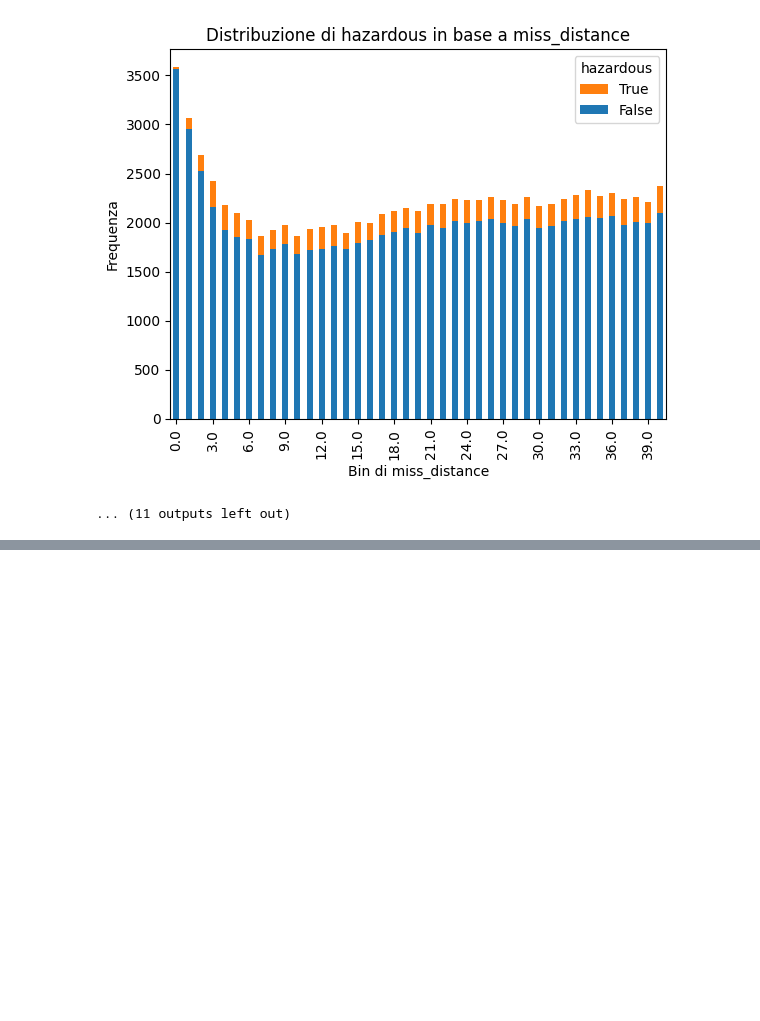
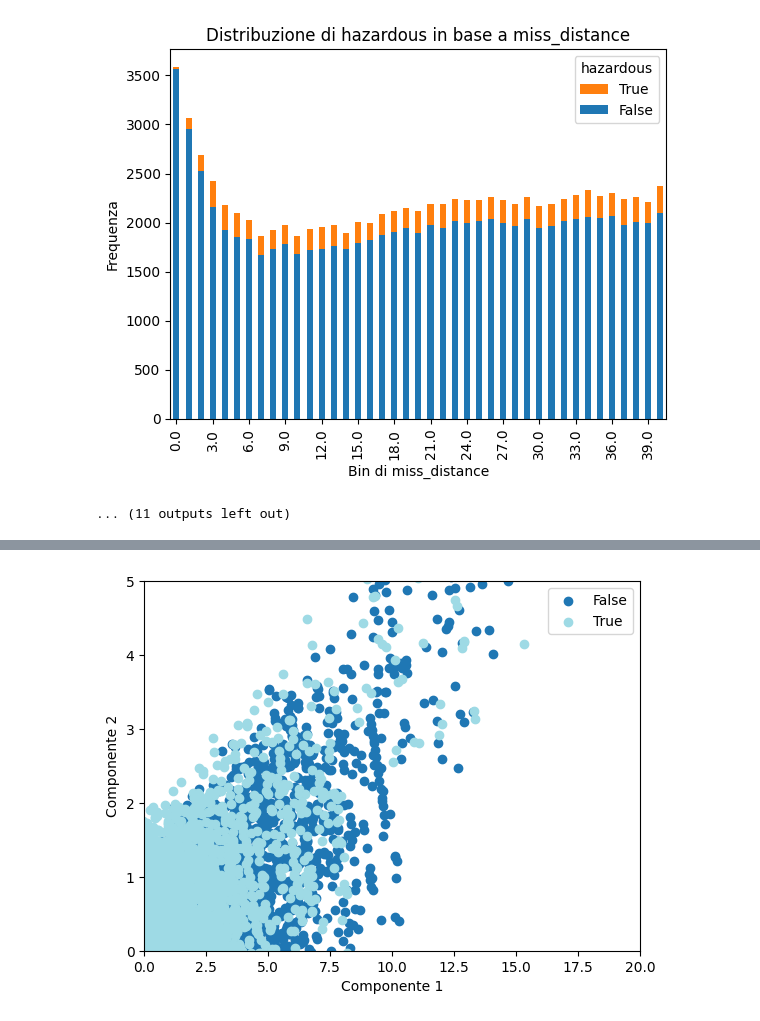
Before and after one commit to LolloMagicMagia/ML-Laboratory, a Jupyter notebook: Progetto.ipynb, the cells around one changed output, grey strips where cells are left out. Drawn from its saved outputs; the diff is of its cells as text; code cells hidden in the pictures; blank space fills up the shorter version.

```diff
--- a/Progetto.ipynb
+++ b/Progetto.ipynb
@@ -626,0 +721,27 @@ for x in range (0, length_var_list):
+# %%
+# crea una mappa etichetta-->codice colore
+unique_labels = np.unique(df["hazardous"])
+colors = plt.cm.tab20(np.linspace(0, 1, len(unique_labels)))
+label_to_color = dict(zip(unique_labels, colors)) # zip crea delle tupe dove nel primo val c'è un_lab e poi colors
+
+# genera il grafico
+fig, ax = plt.subplots()
+plt.xlim(0, 20)
+plt.ylim(0, 5)
+for label in unique_labels:
+    mask = (df["hazardous"] == label).values # indica dove la colonna competition è uguale all'etichetta corrente, per tutte le righe
+    ax.scatter(pca_data[mask, 0], pca_data[mask, 1], color=label_to_color[label], label=label)
+
+ax.set_xlabel('Componente 1')
+ax.set_ylabel('Componente 2')
+
+ax.legend()
+
+plt.show()
+
+#- A high cos2 indicates a good representation of
+#the individual on the principal component.
+#- A low cos2 indicates that the individual is not
+#perfectly represented by the PCs
+# %% [output]
+[figure, added]
```
Also changed, not shown: parts of 12 cells of this notebook.
